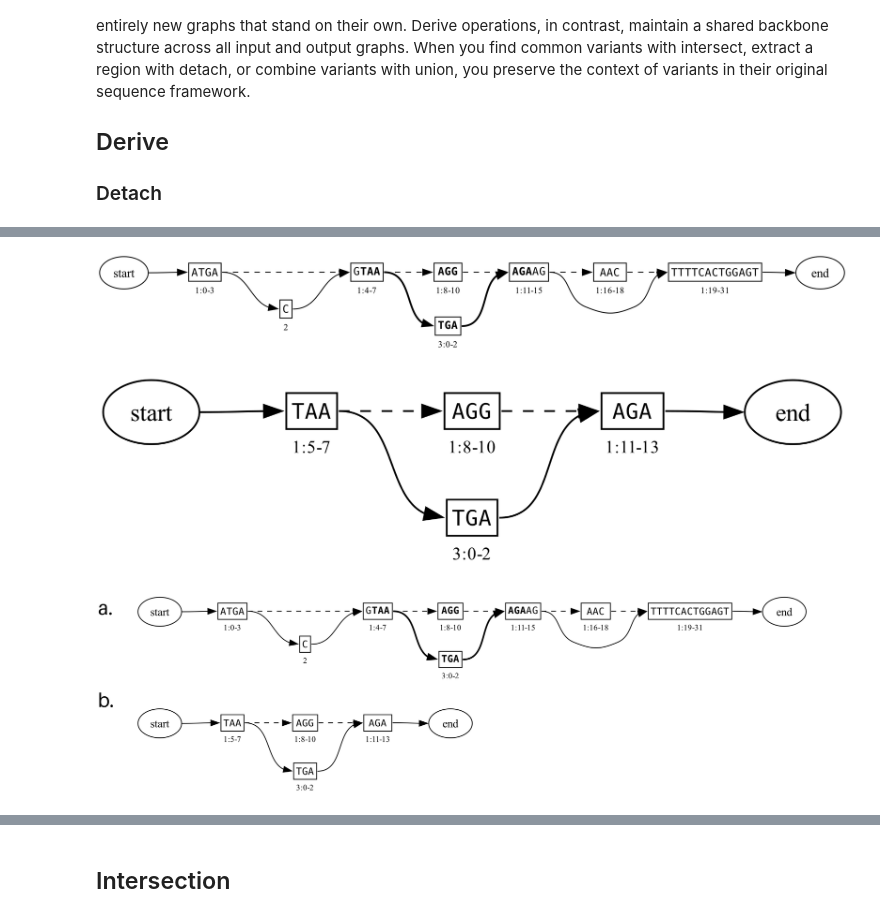
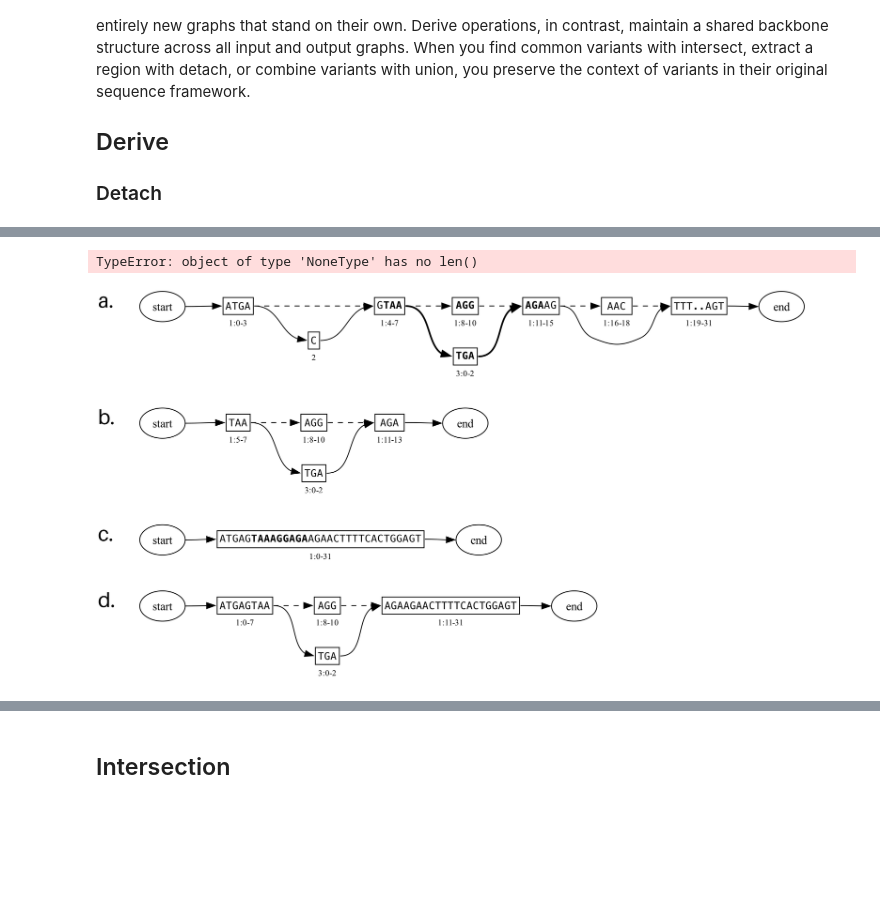
Before and after one commit to ginkgobioworks/gen, a Jupyter notebook: docs/figures/operators.ipynb, the cells around one changed output, grey strips where cells are left out. Drawn from its saved outputs; the diff is of its cells as text; code cells hidden in the pictures; blank space fills up the shorter version.

Commit message:
attach

```diff
--- a/docs/figures/operators.ipynb
+++ b/docs/figures/operators.ipynb
@@ -44,63 +44,97 @@ G_all.add_edge((n1, 15), (n1, 19))
 # %%
+panels = []
 # Detaching extracts a subgraph, which is equivalent to moving the source and sink edges,
 # and then pruning everything that is no longer reachable
 
+# Panel A has the original graph with highlights where the detaching will happen:
 G1 = deepcopy(G_all)
-
 G1.remove_highlights()
 G1.highlight_ranges(n1, [(5, 14)])
 G1.highlight_ranges(n3, [(0, 3)])
 G1.highlight_edge((n1, 7), (n3, 0))
 G1.highlight_edge((n3, 2), (n1, 11))
-G1.render_block_graph('operators/detach_input', cairo=True)
+panels.append(G1.render_block_graph(cairo=True, minimize=True))
 
-
+# Panel B has the result of the detaching operation:
 # Define absolute coordinates as a node with linear coordinate
 start = (1, 5)
 end = (1, 13)
 
-
 Gx = G1.extract_subgraph(start, end)
 Gx.remove_highlights()
+panels.append(Gx.render_block_graph(cairo=True, minimize=True))
 
-Gx.render_block_graph('operators/detach_output', cairo=True)
+# Panel C has the original graph with highlights where the attaching will happen:
+G_ref.highlight_ranges(n1, [(5, 14)])
+panels.append(G_ref.render_block_graph(cairo=True, minimize=False))
+
+# Panel D has the result of the attaching operation:
+Ga = deepcopy(G_ref)
+
+# Unlike a union operation, attaching does not retain the start and end edges of the subgraph,
+# so we clip them manually here:
+Gx.graph.remove_node('start')
+Gx.graph.remove_node('end')
+
+# Create the union of both graphs using the networkx compose function
+# (the union function raises an error if the graphs are not disjoint)
+G_ref.remove_highlights()
+
+Ga.graph = nx.compose(G_ref.graph, Gx.graph)
+
+panels.append(Ga.render_block_graph(cairo=True, minimize=False))
+
+
+# Let's take a look at the difference between attach and union:
+G1 = deepcopy(G_ref)
+G2 = G1.extract_subgraph(start, end)
+
+#G1.graph = nx.compose(G1.graph, G2.graph)
+
+
+G1
 # %% [output]
-[figure, removed]
-[figure, removed]
+TypeError: object of type 'NoneType' has no len()
 # %%
 # Use the Pillow module to combine and pad the images
-img1 = Image.open('operators/detach_input.png')
-img2 = Image.open('operators/detach_output.png')
+panels = [panel_a, panel_b, panel_c, panel_d]
+img = [Image.open(BytesIO(panel)) for panel in panels]
 
-# Create a new image with the width of img1 (+ margin) and height of both images combined
+
+# Create a new image with the width of the widest image (+ margin) and height of both images combined
+max_width = max(i.width for i in img)
 margin = 200
 spacing = 100
-new_img = Image.new('RGB', (img1.width + margin*2, img1.height + spacing + img2.height), 'white')
+width = max_width + margin*2
+height = sum(i.height for i in img) + spacing * (len(img) - 1)
+new_img = Image.new('RGB', (width, height), 'white')
 
 # To center img2 horizontally, calculate the x offset like this:
 # x_offset = (img1.width - img2.width) // 2
 
-# Paste img1 and img2 into the new image
-new_img.paste(img1, (margin, 0))
-new_img.paste(img2, (margin, img1.height + spacing))
+# Paste all images into the new image
+y_offset = 0
+for i in img:
+    new_img.paste(i, (margin, y_offset))
+    y_offset += i.height + spacing
 
 # Load a font
 font = ImageFont.load_default(100)
 
 # Create a drawing context
 draw = ImageDraw.Draw(new_img)
 
-# Add captions
-draw.text((10, 10), "a.", fill="black", font=font)
-draw.text((10, img1.height + 10), "b.", fill="black", font=font)
+# Add figure markers
+y_offset = 0
+for im, caption in zip(img, list('abcdefgh')):
+    draw.text((10, y_offset), f'{caption}.', fill="black", font=font)
+    y_offset += im.height + spacing
 
-# Delete the old images
-for file in glob('operators/detach_*.png')  + glob('operators/detach_*.svg'):
-    os.remove(file)
+
 
 
 # Save the new image
 new_img.save('operators/detach.png')
 display(new_img)
 # %% [output]
-[figure, old version]
+[figure, new version]
```
Also changed, not shown: parts of 7 cells of this notebook, 2 other files.
